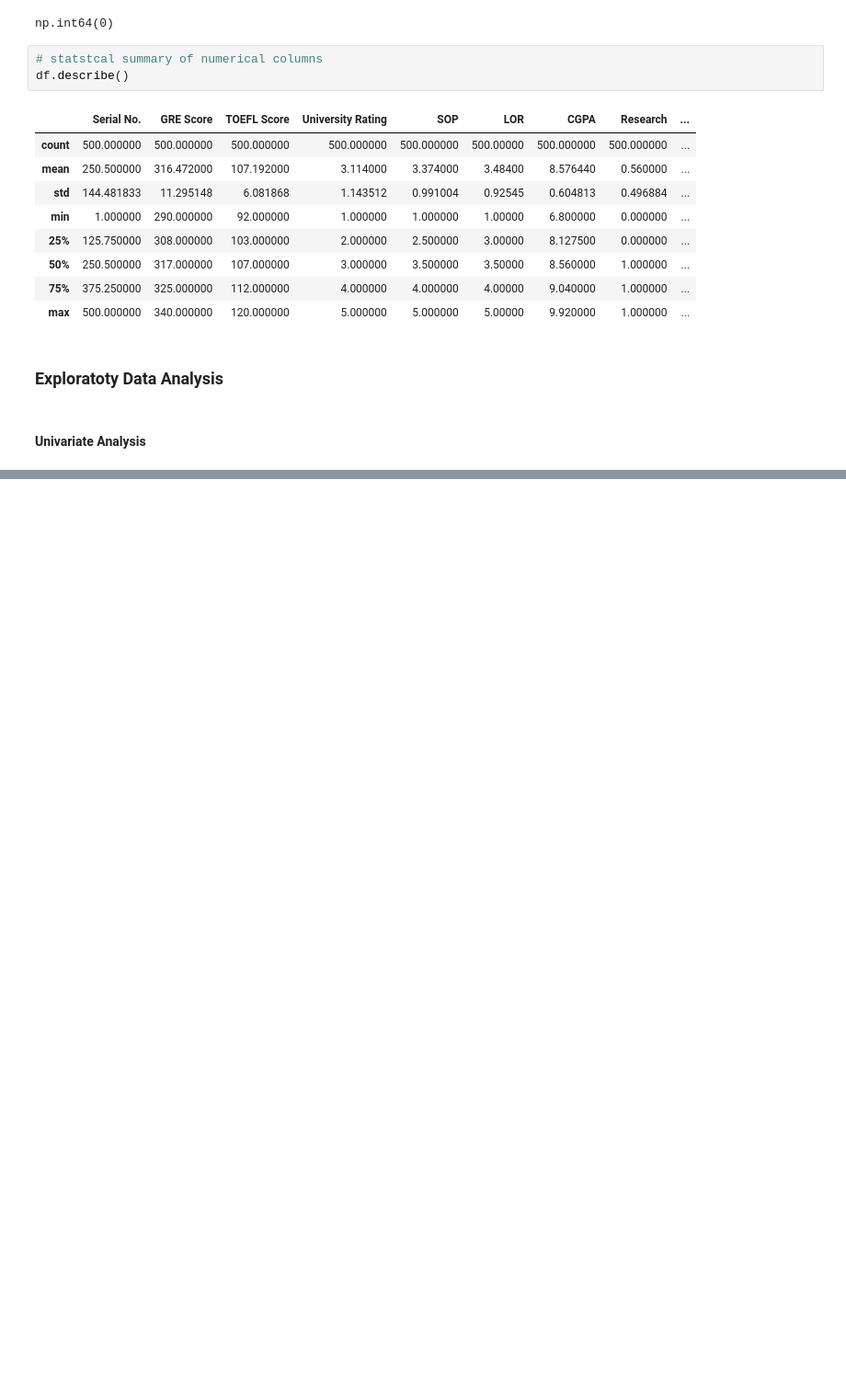
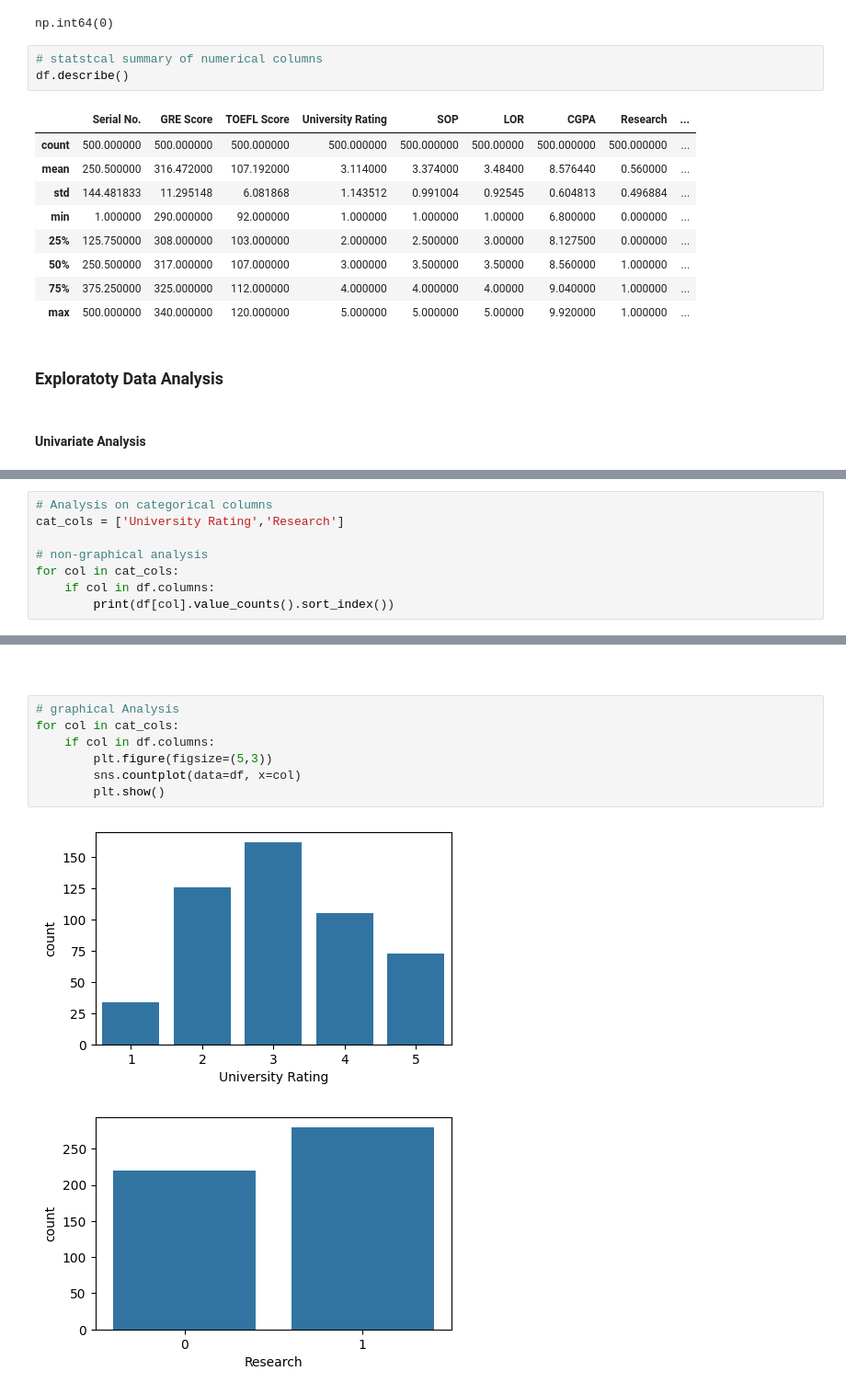
Before and after one commit to Aravind-91/JamboreeEducation--LinearRegression, a Jupyter notebook: JambooreEducation.ipynb, the cells around one changed output, grey strips where cells are left out. Shown at 92% size. Saved outputs shown, nothing was run; the diff lists cells and outputs as text; blank space fills up the shorter version.

```diff
--- a/JambooreEducation.ipynb
+++ b/JambooreEducation.ipynb
@@ -102,0 +104,8 @@ plt.show()
+# %%
+# Analysis on categorical columns
+cat_cols = ['University Rating','Research']
+
+# non-graphical analysis
+for col in cat_cols:
+    if col in df.columns:
+        print(df[col].value_counts().sort_index())
@@ -102,0 +124,12 @@ plt.show()
+# %% [markdown]
+###
+# %%
+# graphical Analysis
+for col in cat_cols:
+    if col in df.columns:
+        plt.figure(figsize=(5,3))
+        sns.countplot(data=df, x=col)
+        plt.show()
+# %% [output]
+[figure, added]
+[figure, added]
```
Also changed, not shown: parts of 8 cells of this notebook, 1 other file.
